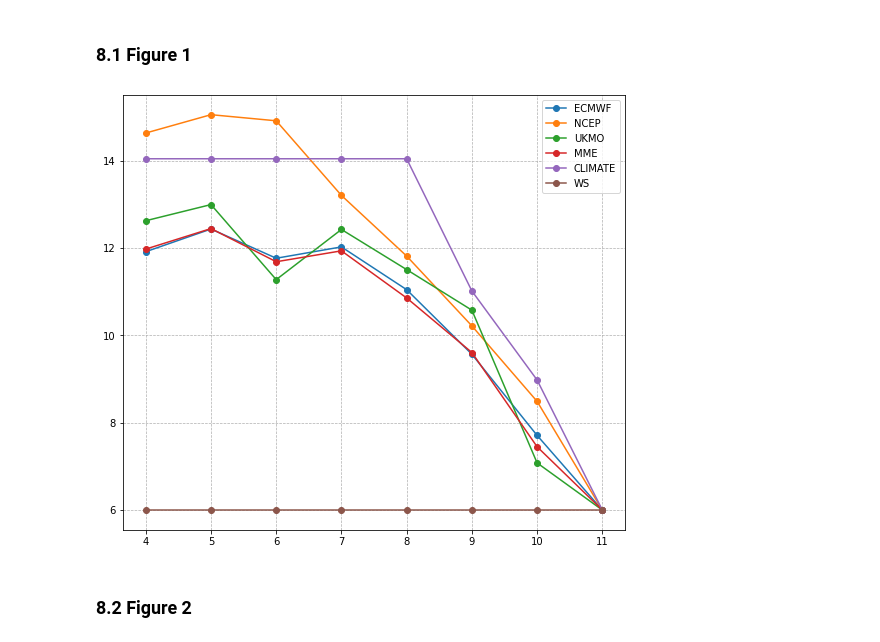
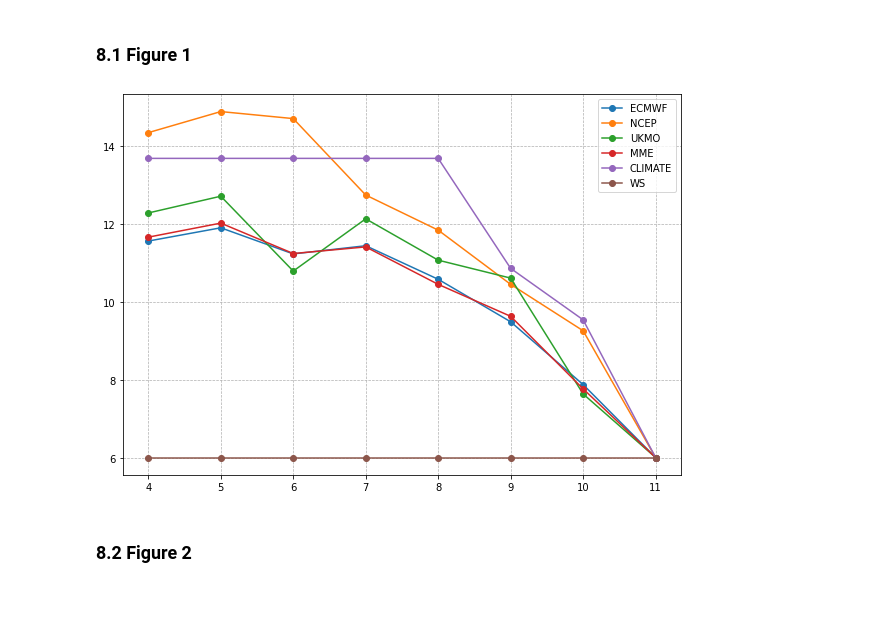
Before and after one commit to mzachow/wheat-yield-forecast-brazil, a Jupyter notebook: climatology_vs_seasonal_forecasts.ipynb, the cells around one changed output. Drawn from its saved outputs; the diff is of its cells as text; code cells hidden in the pictures; blank space fills up the shorter version.

Commit message:
Update on datasets and code
Historical crop data is now consistently from IBGE. Notebooks are adjusted accordingly.

```diff
--- a/climatology_vs_seasonal_forecasts.ipynb
+++ b/climatology_vs_seasonal_forecasts.ipynb
@@ -119,0 +142,5 @@ features_complete = features_complete.drop(to_drop, axis=1)
+# %%
+features_complete_unstacked = features_complete.set_index(["zone", "model", "init_month", "year"]).unstack(0)
+features_complete_unstacked.columns = [str(s[0]) + "_" + str(s[1]) for s in features_complete_unstacked.columns]
+features_complete_unstacked = features_complete_unstacked.reset_index()
+features_complete_unstacked.sample(5)
@@ -124,9 +158,9 @@ We need two datasets: One is detrended yield by group and year because we train
 # %%
-yield_national, yield_by_group, contributions = hf.get_yield_and_ha_data()
+yield_national = hf.read_national_wheat_yield()
 # %% [markdown]
 Our final dataset:
 # %%
-kfold_cv_dataset = (features_complete
-                    .merge(yield_by_group.loc[:, ["zone", "year", "yield"]], how="left", on=["zone", "year"])
+kfold_cv_dataset = (features_complete_unstacked
+                    .merge(yield_national, how="left", on="year")
                     .dropna()
                     .reset_index(drop=True))
@@ -142,7 +193,7 @@ init_months = list(range(4,12))
 results = pd.DataFrame(0, index=models, columns=init_months)
 for im in init_months:
     for model in models:
-        res = hf.kfold_cross_validation(kfold_cv_dataset_national, model=model, init=im, no_of_features=9)
+        res = hf.kfold_cross_validation(kfold_cv_dataset, model=model, init=im, no_of_features=8)
         # rmse
         metric = 100 * mse(res["yield"], res["predicted"], squared=False)/(res["yield"].mean())
         # pearson r
@@ -165,22 +216,22 @@ results # 9 features best result
 # %%
 models = ["ECMWF", "NCEP", "UKMO", "MME", "CLIMATE", "WS"]
 init_months = list(range(4,12))
 results = pd.DataFrame(0, index=models, columns=init_months)
 for im in init_months:
     for model in models:
-        res = hf.kfold_cross_validation(kfold_cv_dataset_national, model=model, init=im)
+        res = hf.kfold_cross_validation(kfold_cv_dataset, model=model, init=im, no_of_features=8)
         # rmse
         metric = 100 * mse(res["yield"], res["predicted"], squared=False)/(res["yield"].mean())
         # pearson r
         # metric = pearsonr(res["yield"], res["predicted"])[0]
         results.loc[model, im] = np.round(metric, 2)
 
-ax = results.transpose().plot(figsize=(9,8), marker='o')
+ax = results.transpose().plot(figsize=(10,7), marker='o')
 ax.grid('on', which='both', axis='y', linestyle='--', linewidth=.7)
 ax.grid('on', which='both', axis='x', linestyle='--', linewidth=.7)
-#plt.savefig("r2.svg")
+plt.savefig("images/rmse_development.svg")
 #ax.grid('off', which='major', axis='x' )
 # %% [output]
-[figure, old version]
+[figure, new version]
 # %% [markdown]
 ### 8.2 Figure 2
```
Also changed, not shown: parts of 38 cells of this notebook, 26 other files.
